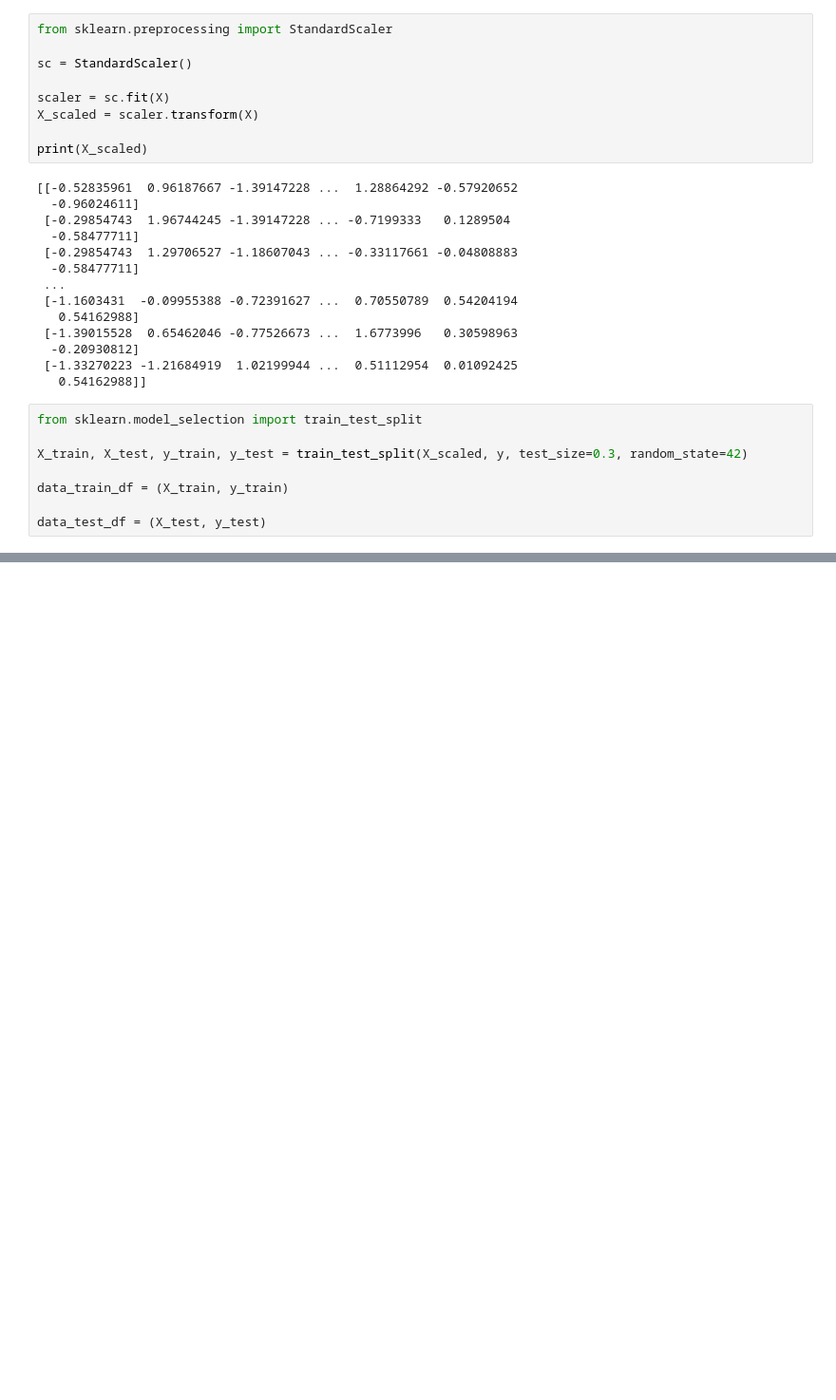
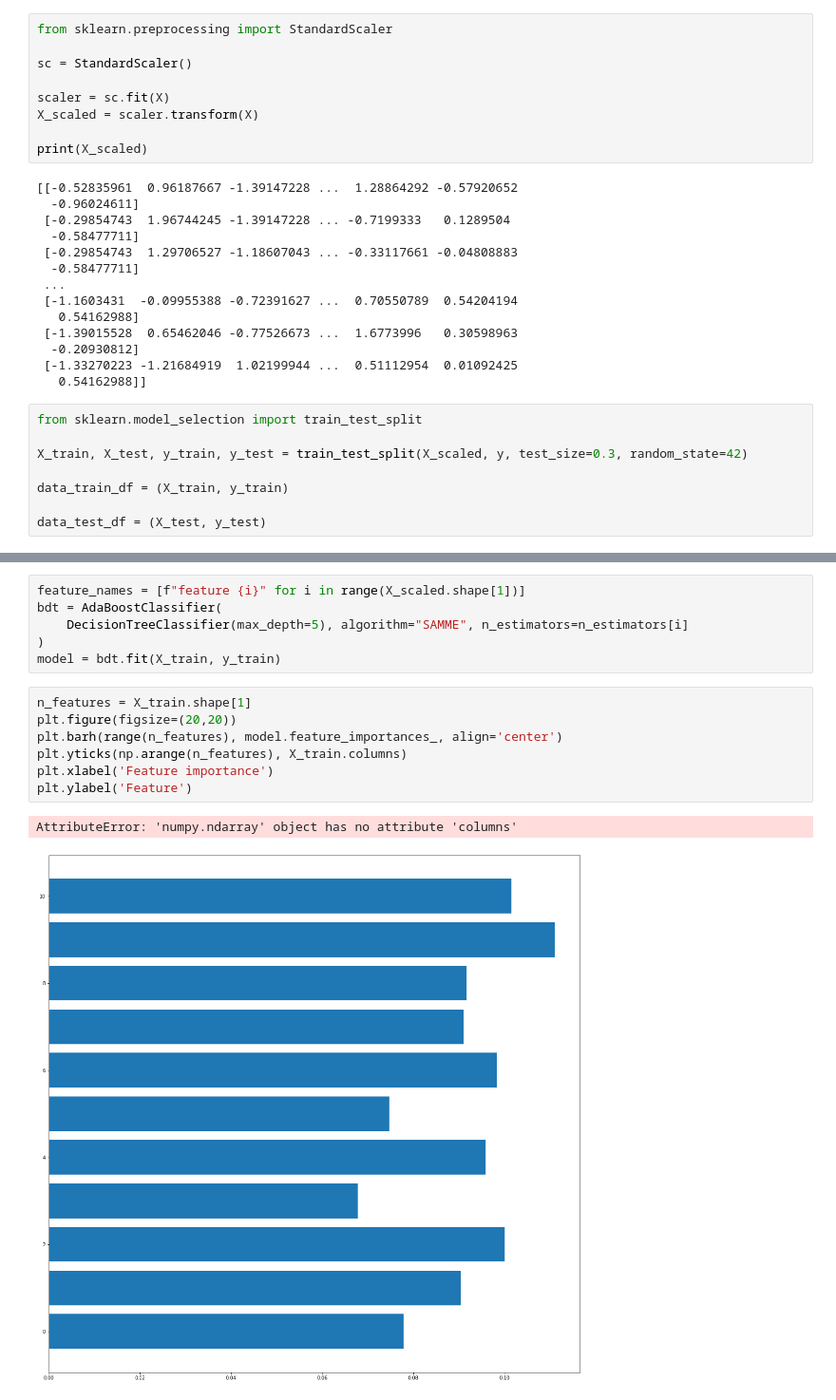
Before and after one commit to atchiasso/IAData_cours_2, a Jupyter notebook: Mini projet ensemble learning/notebook.ipynb, the cells around one changed output, grey strips where cells are left out. Shown at 95% size. Cells and saved outputs as stored; diff of their text form; blank space fills up the shorter version.

```diff
--- a/Mini projet ensemble learning/notebook.ipynb
+++ b/Mini projet ensemble learning/notebook.ipynb
@@ -152,0 +287,16 @@ data_test_df = (X_test, y_test)
+# %%
+feature_names = [f"feature {i}" for i in range(X_scaled.shape[1])]
+bdt = AdaBoostClassifier(
+    DecisionTreeClassifier(max_depth=5), algorithm="SAMME", n_estimators=n_estimators[i]
+)
+model = bdt.fit(X_train, y_train)
+# %%
+n_features = X_train.shape[1]
+plt.figure(figsize=(20,20))
+plt.barh(range(n_features), model.feature_importances_, align='center')
+plt.yticks(np.arange(n_features), X_train.columns)
+plt.xlabel('Feature importance')
+plt.ylabel('Feature')
+# %% [output]
+AttributeError: 'numpy.ndarray' object has no attribute 'columns'
+[figure, added]
```
Also changed, not shown: parts of 15 cells of this notebook.
